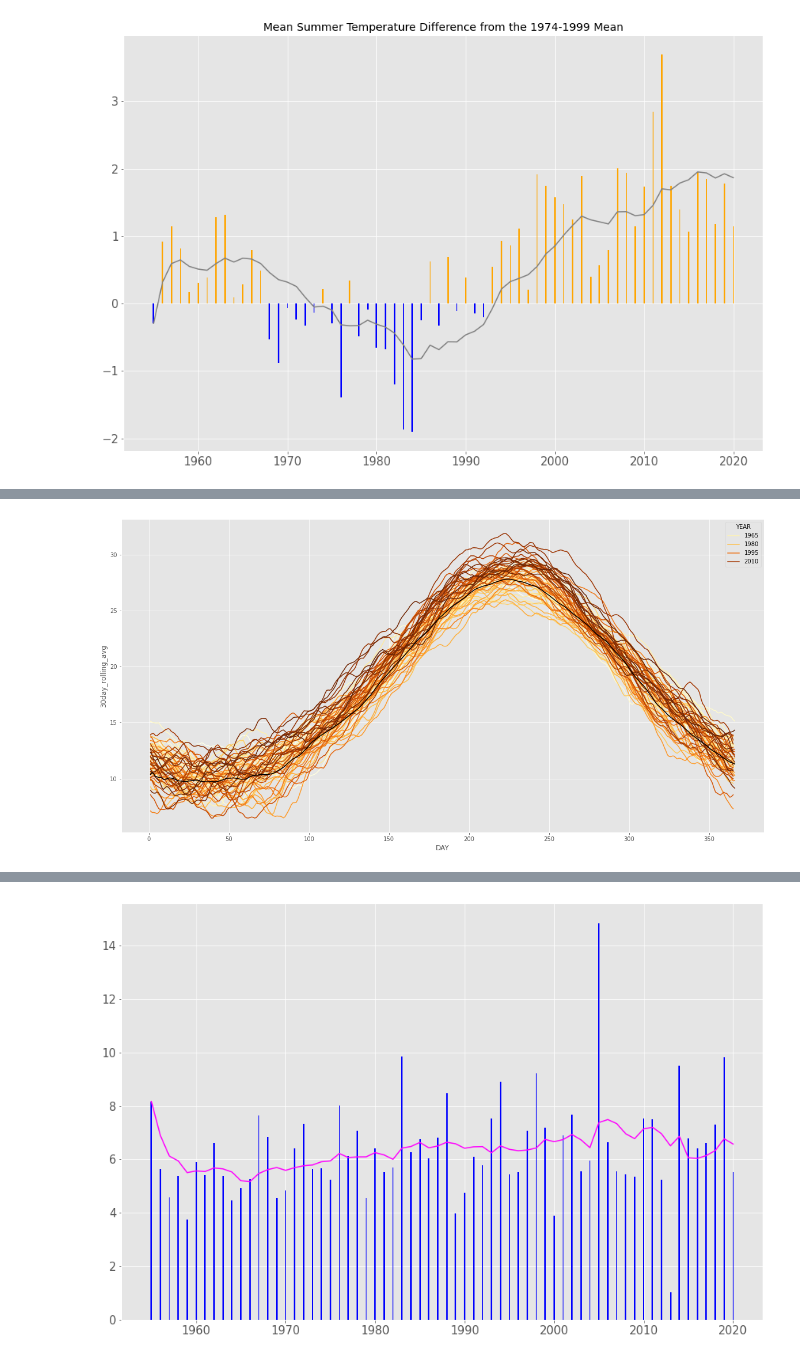
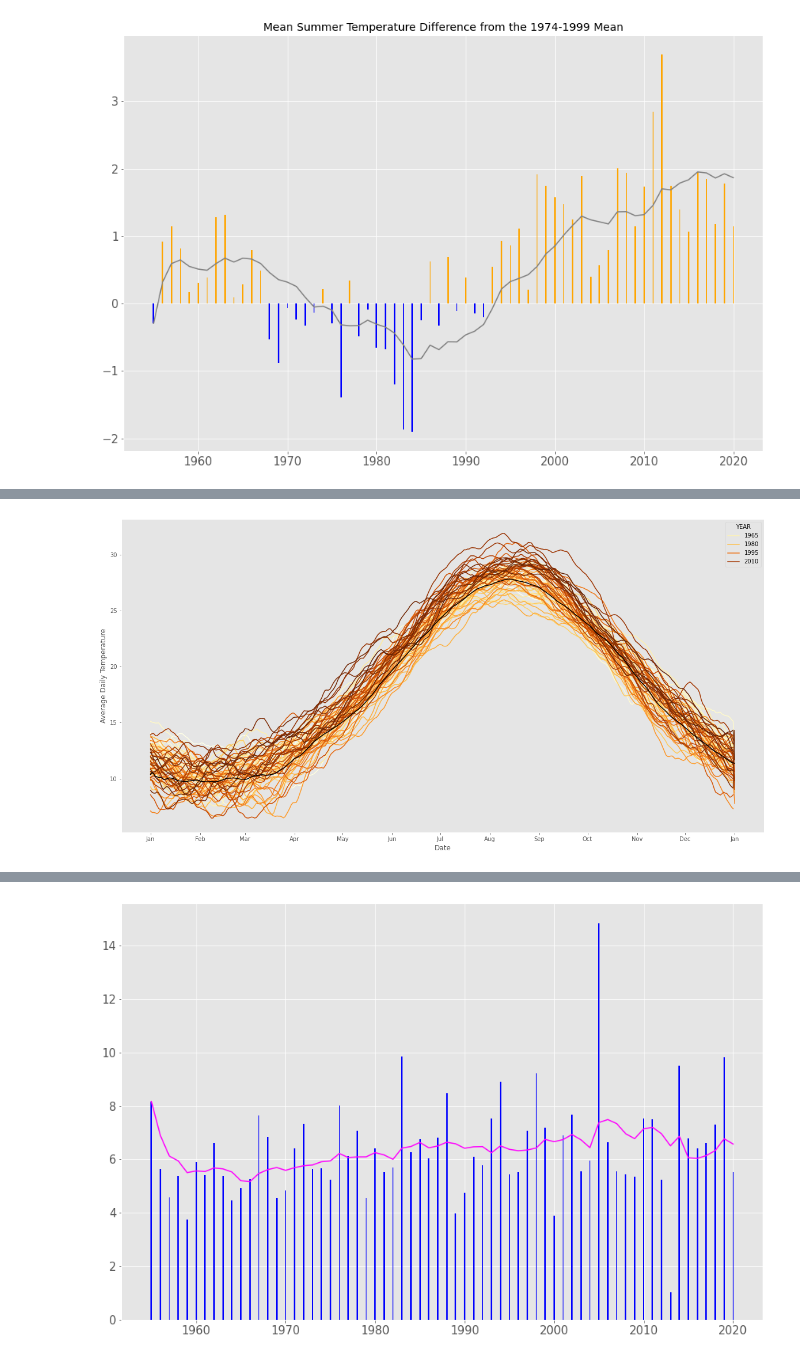
Before and after one commit to nataliaKat/Applied-ML-Assignments, a Jupyter notebook: assignment_01/assignment_01_Katsiapi_Natalia.ipynb, the cells around one changed output, grey strips where cells are left out. Saved outputs shown, nothing was run; the diff lists cells and outputs as text; code cells hidden in the pictures.

```diff
--- a/assignment_01/assignment_01_Katsiapi_Natalia.ipynb
+++ b/assignment_01/assignment_01_Katsiapi_Natalia.ipynb
@@ -503,6 +492,6 @@ plt.show()
 # %%
 data['YEAR'] = data.DATE.dt.year
-data['DAY'] = data.DATE.dt.dayofyear
-data
+data['DAY'] = data.DATE.dt.strftime("%d%m")
+data.head(100)
 # %% [output]
 |  | STATION | DATE | PRCP | SNWD | TAVG | TMAX | TMIN | YEAR | DAY |
@@ -539,5 +512,5 @@ mean_per_month_year
 # %%
-data['30day_rolling_avg'] = data.TAVG.rolling(30).mean()
+data['30day_rolling_avg'] = data.TAVG.rolling(30, min_periods=1).mean()
 data.head()
 # %% [output]
 |  | STATION | DATE | PRCP | SNWD | TAVG | TMAX | TMIN | YEAR | DAY | 30day_rolling_avg |
@@ -571,0 +524,4 @@ avgs_for_1974_1999
+# %%
+avgs_for_1974_1999 = pd.DataFrame()
+avgs_for_1974_1999['avg'] = data[(data.YEAR >= 1974) & (data.YEAR <= 1999)].groupby("DAY", sort=False).mean().TAVG
+avgs_for_1974_1999
@@ -571,0 +545,6 @@ avgs_for_1974_1999
+# %%
+avgs_for_1974_1999.reset_index(inplace=True)
+avgs_for_1974_1999.loc[58.5] = avgs_for_1974_1999.iloc[365]
+avgs_for_1974_1999.drop(index=365, inplace=True)
+avgs_for_1974_1999 = avgs_for_1974_1999.sort_index().reset_index(drop=True)
+avgs_for_1974_1999.head()
@@ -588,9 +576,18 @@ avgs_for_1974_1999
 366 rows × 3 columns
 # %%
+fig, ax = plt.subplots(figsize=(20,10))
+ax.grid(False)
+# Setting monthly ticks https://stackoverflow.com/a/46556504
+locator = mdates.MonthLocator()  # every month
+fmt = mdates.DateFormatter('%b')
+X = plt.gca().xaxis
+X.set_major_locator(locator)
+X.set_major_formatter(fmt)
 plt.style.use('ggplot')
-fig, ax = plt.subplots(figsize=(20,10))
+ax.set_ylabel("Average Daily Temperature")
+ax.set_xlabel("Date")
 ax = sns.lineplot(x="DAY", y="30day_rolling_avg", data=data, hue="YEAR", palette="YlOrBr")
-ax.plot("day", "rolled_avg", data=avgs_for_1974_1999, color="black")
+ax.plot("rolled_avg", data=avgs_for_1974_1999, color="black")
 plt.show()
 # %% [output]
-[figure, old version]
+[figure, new version]
```
Also changed, not shown: parts of 64 cells of this notebook.
